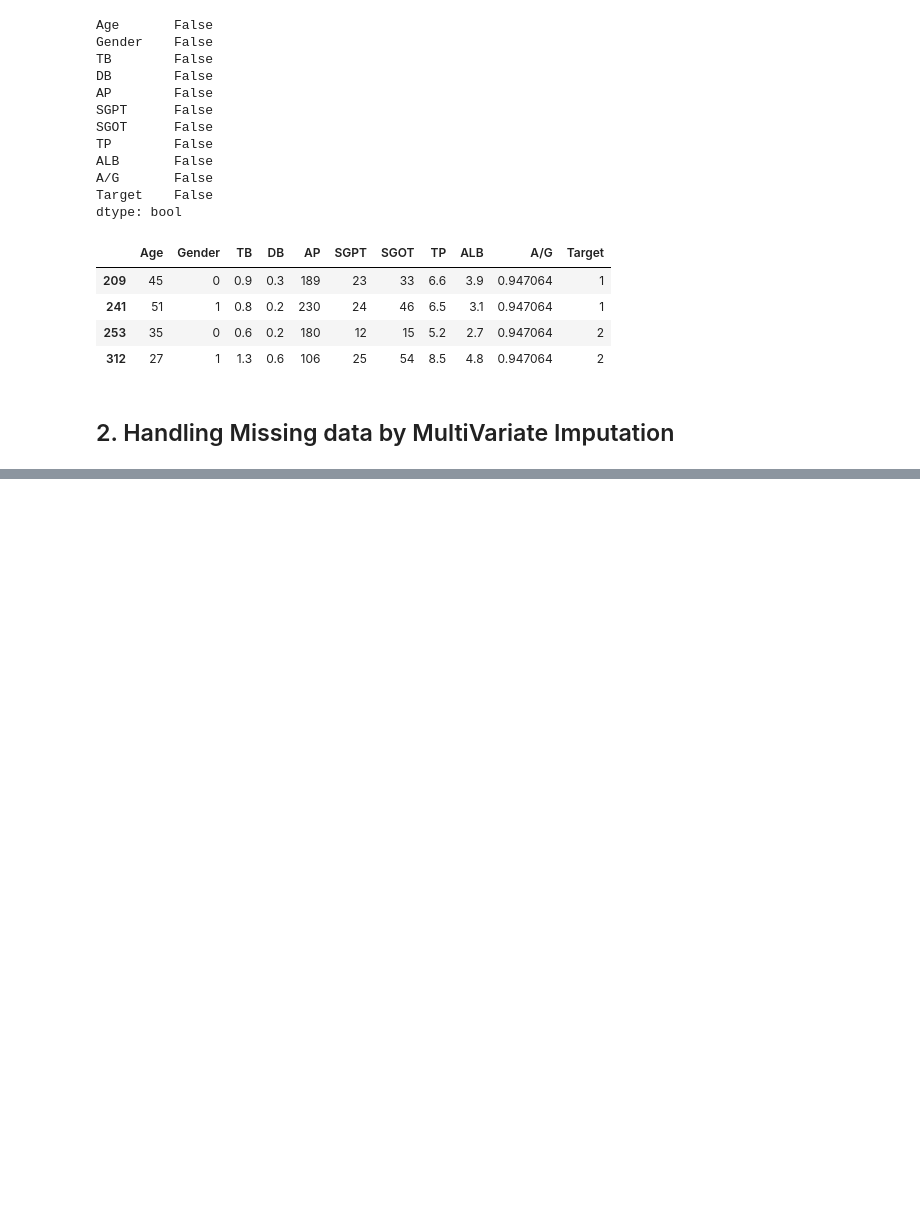
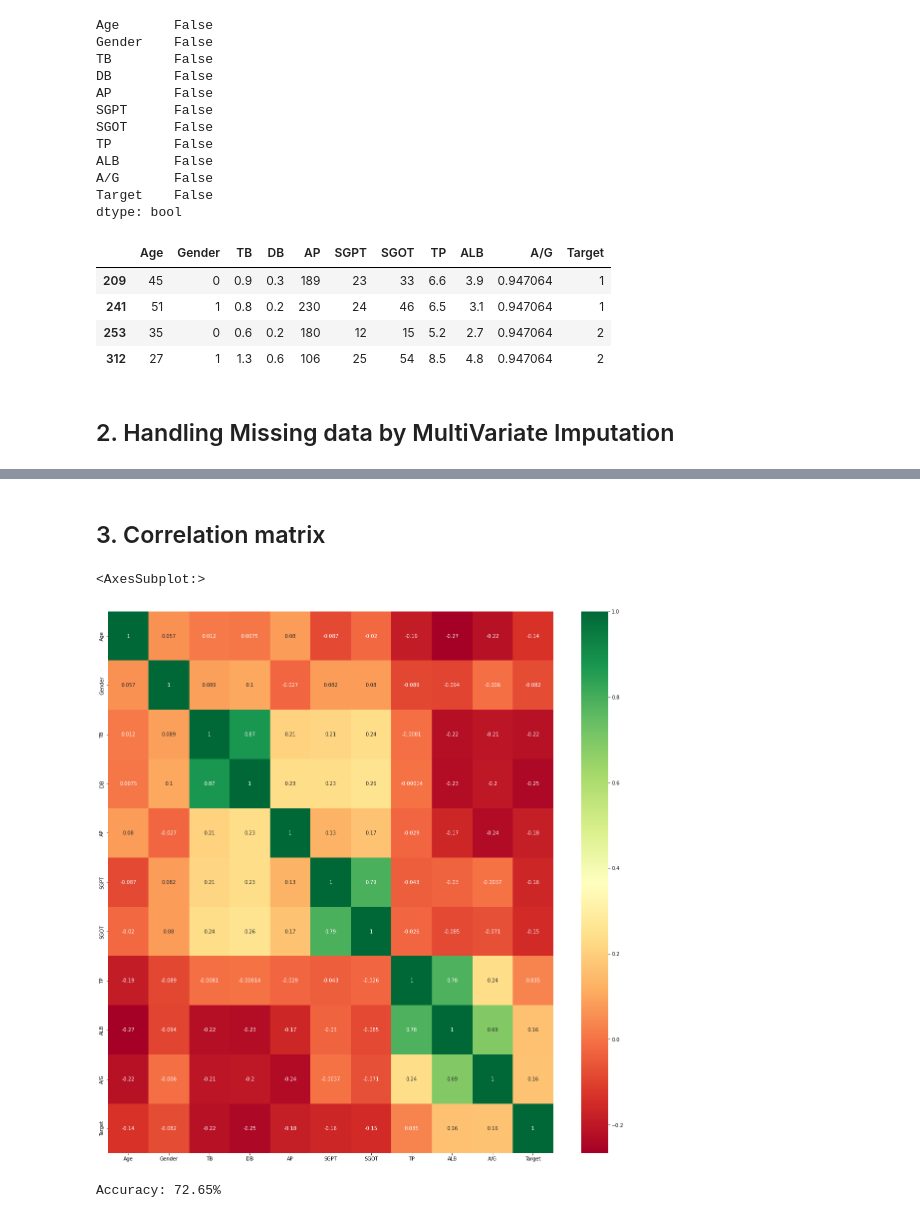
Before and after one commit to saniikakulkarni/Liver-Disease-Diagnosis-Models, a Jupyter notebook: Liver Disease Classsification - Preprocessing.ipynb, the cells around one changed output, grey strips where cells are left out. Saved outputs shown, nothing was run; the diff lists cells and outputs as text; code cells hidden in the pictures; blank space fills up the shorter version.

```diff
--- a/Liver Disease Classsification - Preprocessing.ipynb
+++ b/Liver Disease Classsification - Preprocessing.ipynb
@@ -116,0 +112,2 @@ df2.iloc[[209,241,253,312],:]
+# %%
+df2['A/G'] = np.round(df2[['A/G']],2)
@@ -116,0 +239,34 @@ df2.iloc[[209,241,253,312],:]
+# %% [markdown]
+## 3. Correlation matrix
+# %%
+import seaborn as sns
+
+corrmat = df2.corr()
+top_corr_features = corrmat.index
+plt.figure(figsize=(20,20))
+sns.heatmap(df2[top_corr_features].corr(),annot=True,cmap='RdYlGn')
+# %% [output]
+<AxesSubplot:>
+[figure, added]
+# %%
+from xgboost import XGBClassifier
+from sklearn.model_selection import train_test_split
+from sklearn.metrics import accuracy_score
+
+# split data into train and test sets
+X_train, X_test, y_train, y_test = train_test_split(
+    minmax_X, y, test_size=0.20, random_state=7)
+
+# fit model no training data
+model = ExtraTreesClassifier()
+model.fit(X_train, y_train)
+
+# make predictions for test data
+y_pred = model.predict(X_test)
+predictions = [round(value) for value in y_pred]
+
+# evaluate predictions
+accuracy = accuracy_score(y_test, predictions)
+print("Accuracy: %.2f%%" % (accuracy * 100.0))
+# %% [output]
+Accuracy: 72.65%
```
Also changed, not shown: parts of 17 cells of this notebook.
